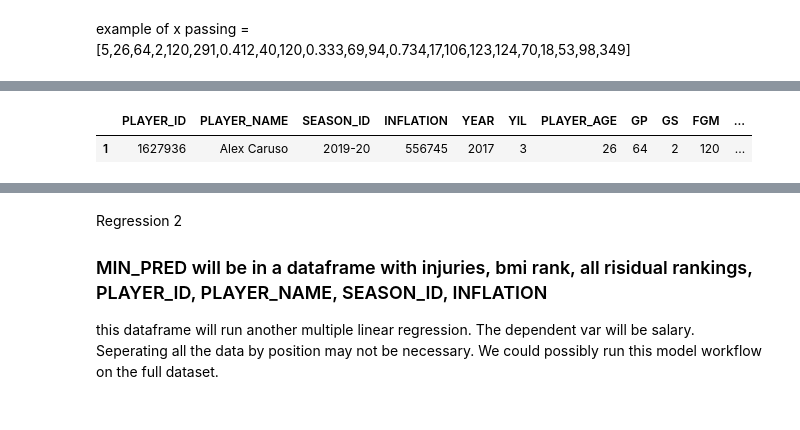
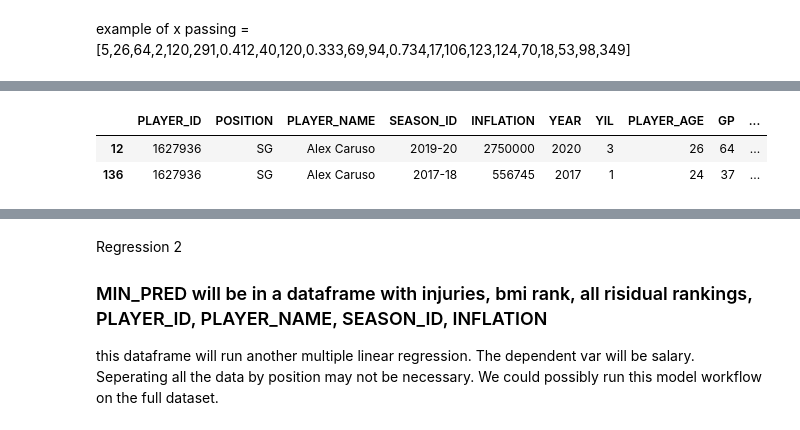
Before and after one commit to Fabiola-C14/Final-Project-NBA-Analysis, a Jupyter notebook: group_files/cpompa/notebooks/nba-ml-multi-linear-regression.ipynb, the cells around one changed output, grey strips where cells are left out. Cells and saved outputs as stored; diff of their text form; code cells hidden in the pictures.

```diff
--- a/group_files/cpompa/notebooks/nba-ml-multi-linear-regression.ipynb
+++ b/group_files/cpompa/notebooks/nba-ml-multi-linear-regression.ipynb
@@ -66,0 +75,15 @@ default = pd.read_json(data).copy()
+# %%
+# default
+# default = default[default['GP'] > 40]
+# SG
+default = default[(default['POSITION'] == 'SG') & (default['GP'] > 28)]
+
+
+default = default[[ 'PLAYER_ID', 'POSITION', 'PLAYER_NAME', 'SEASON_ID','INFLATION','YEAR','YIL', 'PLAYER_AGE', 'GP', 'GS',
+         'FGM', 'FGA', 'FG_PCT', 'FG3M', 'FG3A', 'FG3_PCT', 'FTM', 'FTA',
+       'FT_PCT', 'OREB', 'DREB', 'REB', 'AST', 'STL', 'BLK', 'TOV', 'PF',
+       'PTS', 'MIN']].sort_values(by='SEASON_ID', ascending=False)
+default = default.drop_duplicates(subset=['SEASON_ID','PLAYER_AGE','GP','GS','MIN'], keep='first').reset_index(drop=True)
+pd.set_option('display.max_columns', None)
+default = default.copy()
+default
@@ -107,8 +116,8 @@ f = default[default['POSITION'] == 'F']
 ------------
 # %%
 # dataset = position name
-dataset = sg
+dataset = default
 
 ## Multiple Linear Regressions
-X = dataset.iloc[:, 5:-1].values
+X = dataset.iloc[:, 8:-1].values
 y = dataset.iloc[:, -1].values
@@ -164,4 +204,5 @@ Prediction_result  = ('Predicted Stock Index Price: ', regressor.predict(X))
 # %%
 # Add predicts to MIN_PREDICTIONS (MIN_PRED) column
-sg['MIN_PRED'] = Prediction_result[1]
-sg['MIN_PRED'] = round(sg['MIN_PRED'], 2)
+default['MIN_PRED'] = Prediction_result[1]
+default['MIN_PRED'] = round(default['MIN_PRED'], 2)
+default['RISIDUAL'] = round(default['MIN_PRED']/default['MIN'], 3)
@@ -170,5 +209,7 @@ sg['RISIDUAL'] = sg['MIN_PRED']/sg['MIN']
 # %%
-sg[sg['PLAYER_NAME'] == "Alex Caruso"]
+# Test view
+default[default['PLAYER_NAME'] == "Alex Caruso"]
 # %% [output]
-|  | PLAYER_ID | PLAYER_NAME | SEASON_ID | INFLATION | YEAR | YIL | PLAYER_AGE | GP | GS | FGM | ... |
-| 1 | 1627936 | Alex Caruso | 2019-20 | 556745 | 2017 | 3 | 26 | 64 | 2 | 120 | ... |
+|  | PLAYER_ID | POSITION | PLAYER_NAME | SEASON_ID | INFLATION | YEAR | YIL | PLAYER_AGE | GP | ... |
+| 12 | 1627936 | SG | Alex Caruso | 2019-20 | 2750000 | 2020 | 3 | 26 | 64 | ... |
+| 136 | 1627936 | SG | Alex Caruso | 2017-18 | 556745 | 2017 | 1 | 24 | 37 | ... |
```
Also changed, not shown: parts of 30 cells of this notebook.
